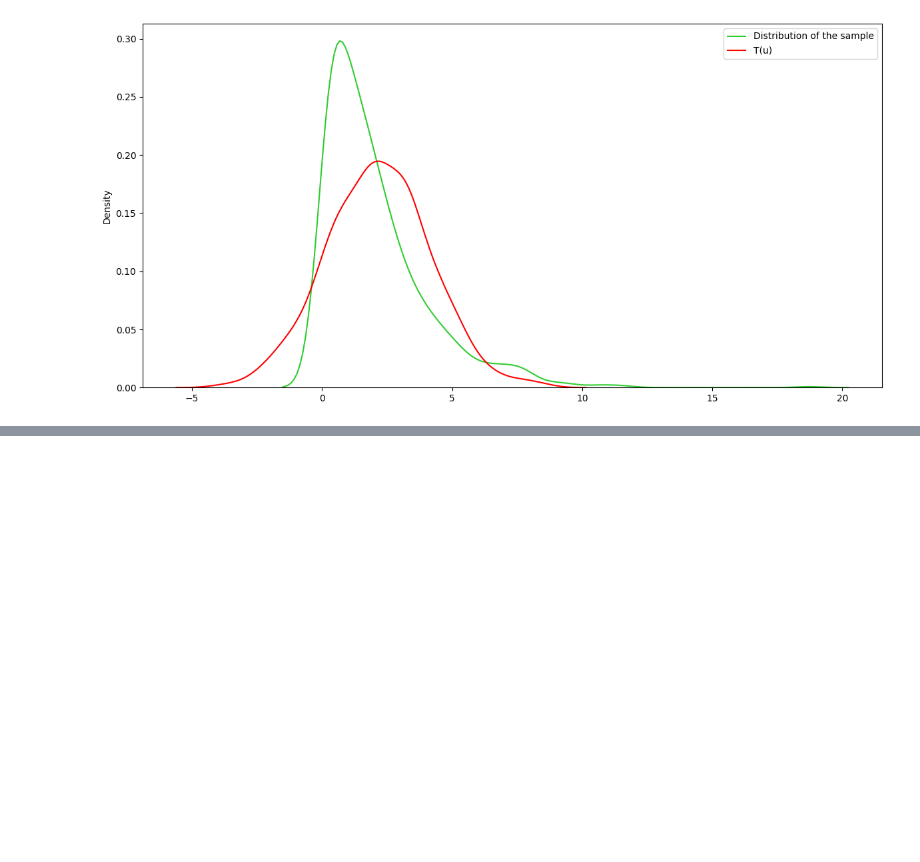
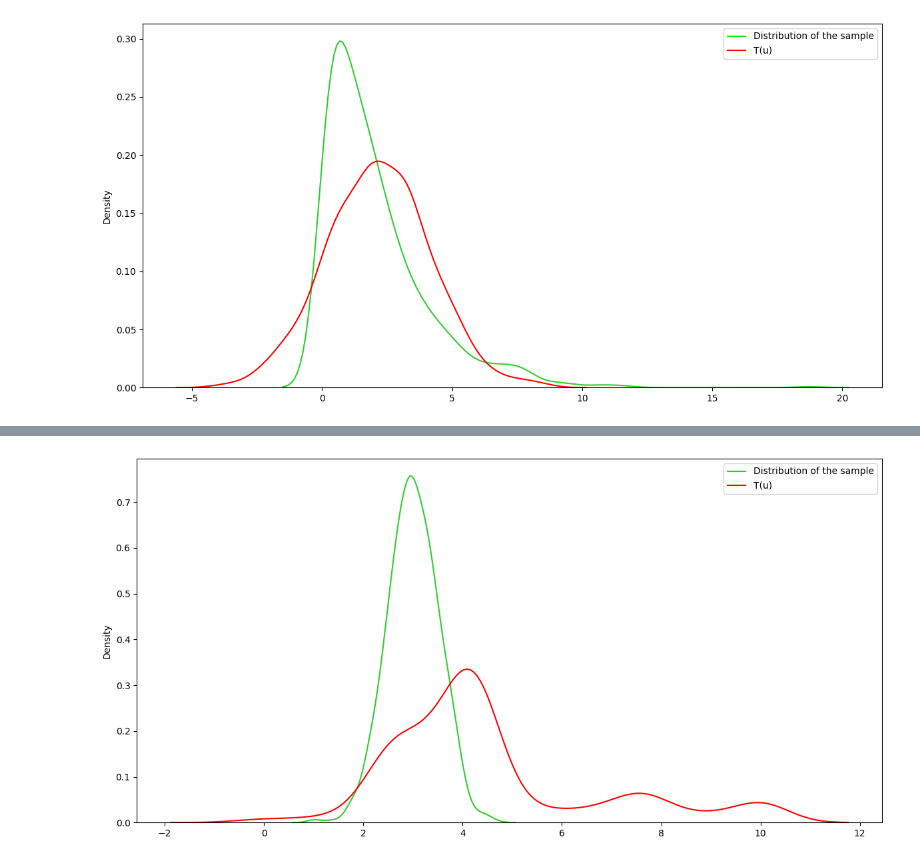
Before and after one commit to MouzaouiMatthieu/PFE, a Jupyter notebook: NormalizingFlowIntroduction.ipynb, the cells around one changed output, grey strips where cells are left out. Saved outputs shown, nothing was run; the diff lists cells and outputs as text; code cells hidden in the pictures; blank space fills up the shorter version.

Commit message:
Tried to implement a Sylvester flow.

```diff
--- a/NormalizingFlowIntroduction.ipynb
+++ b/NormalizingFlowIntroduction.ipynb
@@ -19,6 +19,8 @@ mu_x = 3
 sigma_x = 0.5
 N = 1000
 N_test = 10*N
+
+prior = torch.distributions.Normal(loc=torch.Tensor([0.0]), scale=torch.Tensor([1.0]))
 def gen_observations(number_of_observations:int):
     """Generates a tensor of observations, i.e. x drawn from a normal distribution having mu=mu_x and sigma=sigma_x
 
@@ -52,8 +54,8 @@ class T(nn.Module):
             prior (torch.distributions): Prior simple to sample from e.g. Normal
         """
         super(T, self).__init__()
-        self.b = nn.Parameter(torch.Tensor([b]))
-        self.alpha = nn.Parameter(torch.Tensor([alpha]))
+        self.b = nn.Parameter(torch.Tensor([b]), requires_grad=True)
+        self.alpha = nn.Parameter(torch.Tensor([alpha]), requires_grad=True)
         self.prior = prior
 
     def forward(self,x:torch.tensor):
@@ -78,6 +80,7 @@ class T(nn.Module):
         z,logdet_J = self.forward(x)
         logprob = self.prior.log_prob(self.reverse(x)).mean()
         res =  logdet_J - logprob
+
         return  res.mean()
 
     def sample(self, size : tuple):
@@ -105,7 +108,7 @@ estimated_A = []
 estimated_b = []
 
 stable_loss = False
-epsilon = 1e-4 # IF distance(Loss(test_time_k) ; (test_time_k+1)) < epsilon we stop the training, the convergence is "achieved"
+epsilon = 1e-5 # IF distance(Loss(test_time_k) ; (test_time_k+1)) < epsilon we stop the training, the convergence is "achieved"
 with torch.no_grad():
     previous_loss_test = transformation.L(X_test).mean().detach().item()
 
@@ -444,0 +489,5 @@ plt.show()#TODO Overlayed avec un histo ?
+# %%
+flows  = Sylvester(prior, 8)
+learning_rate = 1e-3
+optimizer = torch.optim.Adam(flows.parameters(), learning_rate)
+n_iter = 500
@@ -444,0 +551,11 @@ plt.show()#TODO Overlayed avec un histo ?
+# %%
+U = torch.distributions.Normal(0, 1).sample((N,1)) # True std Gaussian
+fig, ax = plt.subplots(figsize=(12, 6))
+sns.kdeplot(data=X.squeeze(),
+            label='Distribution of the sample', ax=ax, color='limegreen')
+sns.kdeplot(data= flows.forward(U)[0].detach().squeeze(), ax = ax, color='red', label='T(u)')
+ax.legend()
+plt.tight_layout()
+plt.show()
+# %% [output]
+[figure, added]
```
Also changed, not shown: parts of 11 cells of this notebook.
